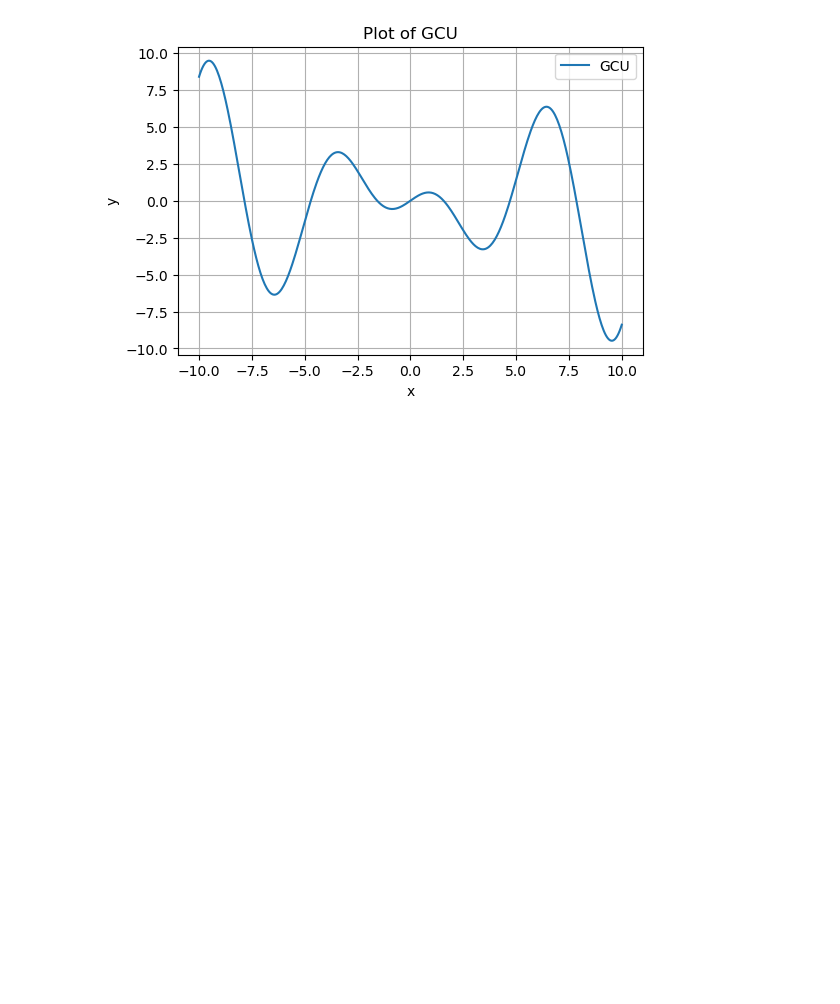
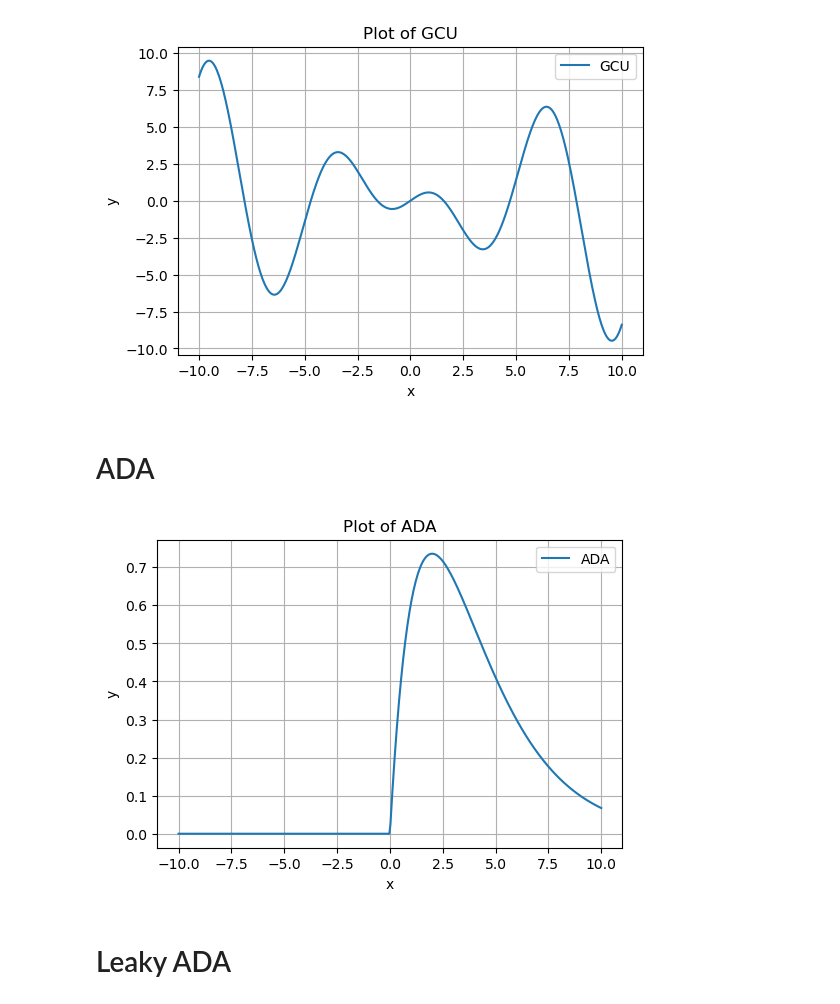
Before and after one commit to cgfalcon/FReLU-torch, a Jupyter notebook: activation_function_explore.ipynb, the cells around one changed output. Drawn from its saved outputs; the diff is of its cells as text; code cells hidden in the pictures; blank space fills up the shorter version.

```diff
--- a/activation_function_explore.ipynb
+++ b/activation_function_explore.ipynb
@@ -90,3 +90,25 @@ plt.legend()  # Add a legend to explain what the curve represents
 plt.show()  # Display the plot
 # %% [output]
 [figure]
+# %% [markdown]
+# ADA
+# %%
+def ada(x, alpha=0.5):
+    return np.maximum(x, 0) * np.exp(-x * alpha)
+# %%
+x = np.linspace(-10, 10, 400)  # 400 points from -10 to 10
+y = ada(x)  # Compute y values for each x
+
+
+plt.figure(figsize=(6, 4))  # Optional: specifies the size of the figure
+plt.plot(x, y, label='ADA')  # Plot x and y and label the curve
+plt.title('Plot of ADA')  # Add a title
+plt.xlabel('x')  # Label the x-axis
+plt.ylabel('y')  # Label the y-axis
+plt.grid(True)  # Optionally add a grid
+plt.legend()  # Add a legend to explain what the curve represents
+plt.show()  # Display the plot
+# %% [output]
+[figure, added]
+# %% [markdown]
+# Leaky ADA
```
Also changed, not shown: parts of 2 cells of this notebook, 12 other files.
